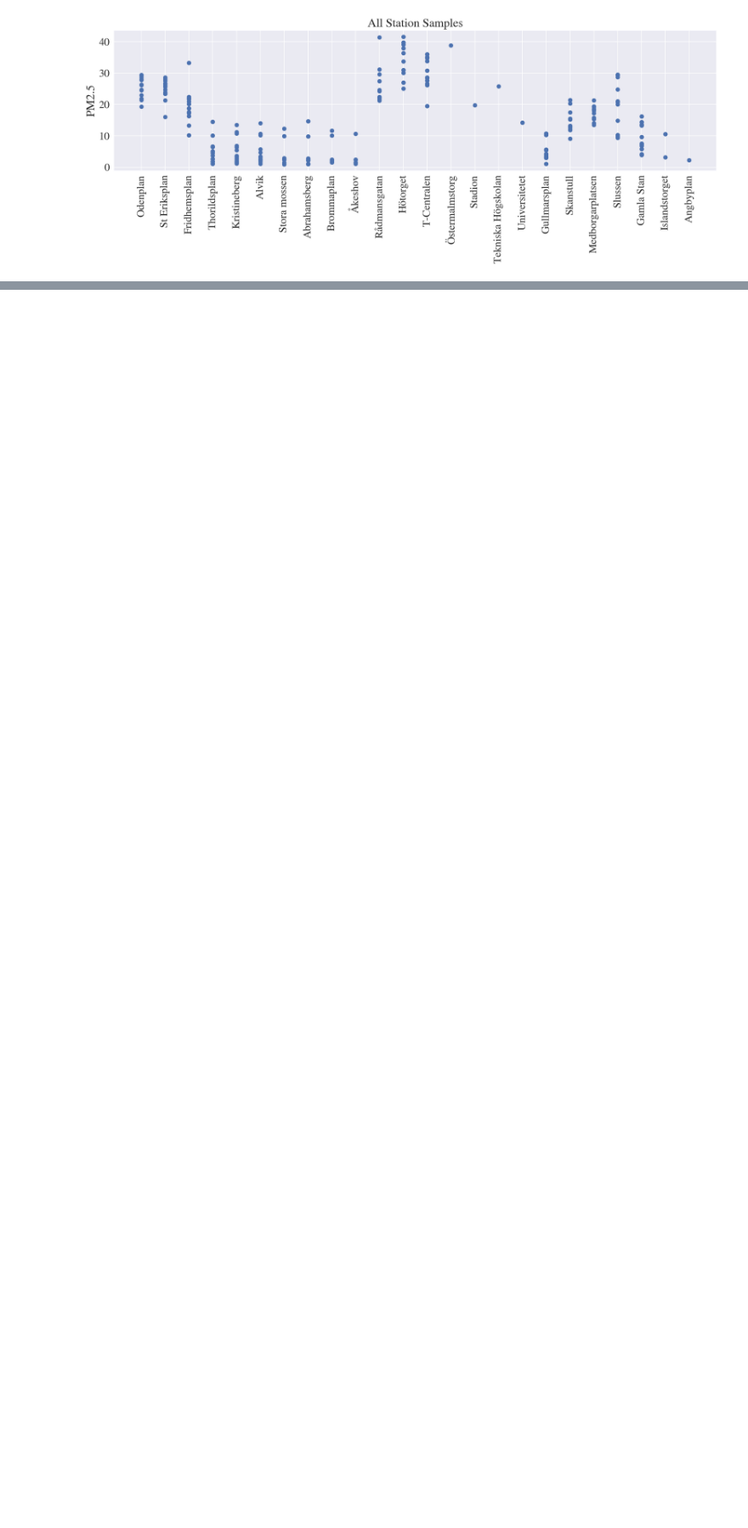
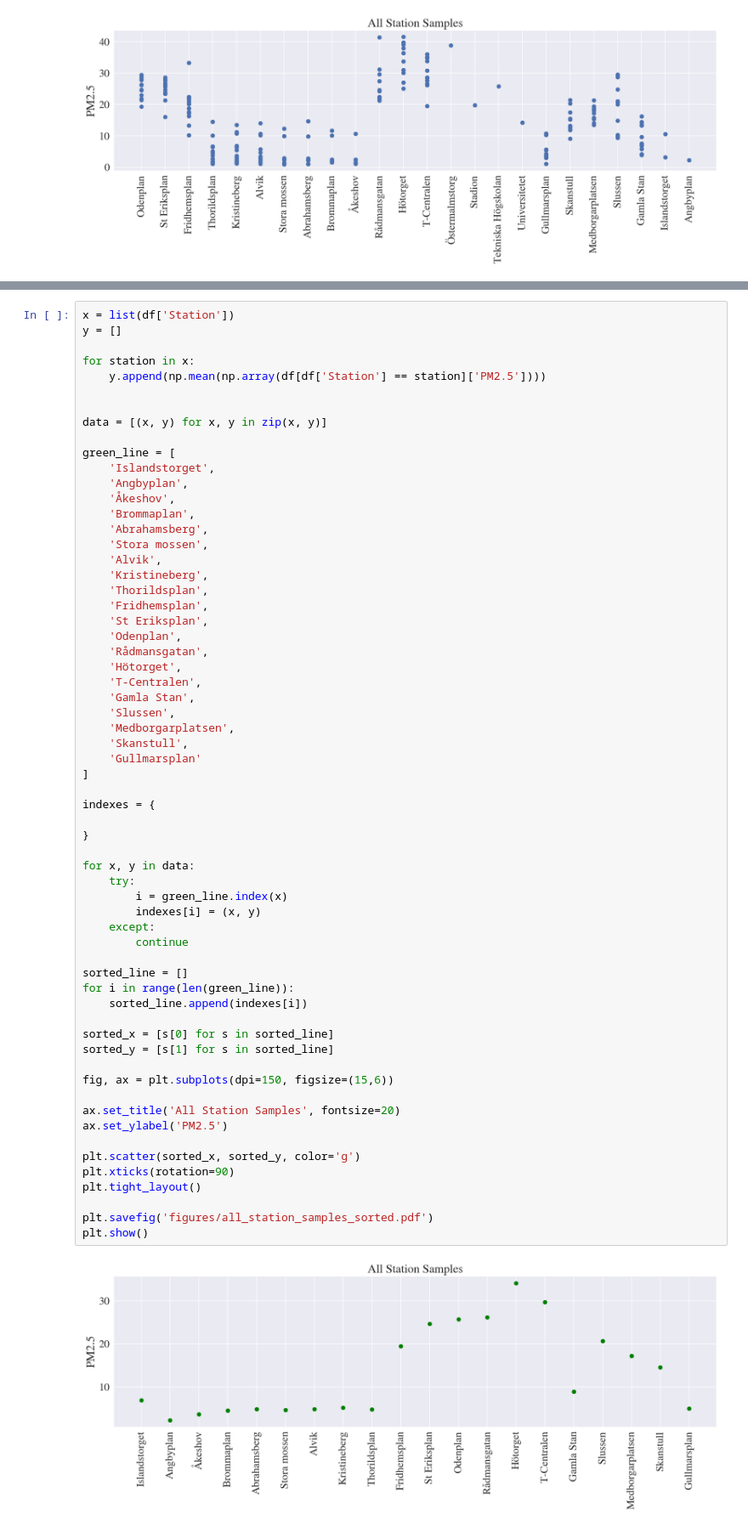
Before and after one commit to aliceheiman/air-pollution-stockholm-subway, a Jupyter notebook: algorithm1.ipynb, the cells around one changed output, grey strips where cells are left out. Shown at 85% size. Drawn from its saved outputs; the diff is of its cells as text; blank space fills up the shorter version.

Commit message:
green line graph

```diff
--- a/algorithm1.ipynb
+++ b/algorithm1.ipynb
@@ -188,0 +210,64 @@ plt.show()
+# %%
+x = list(df['Station'])
+y = []
+
+for station in x:
+    y.append(np.mean(np.array(df[df['Station'] == station]['PM2.5'])))
+
+
+data = [(x, y) for x, y in zip(x, y)]
+
+green_line = [
+    'Islandstorget',
+    'Angbyplan',
+    'Åkeshov',
+    'Brommaplan',
+    'Abrahamsberg',
+    'Stora mossen',
+    'Alvik',
+    'Kristineberg',
+    'Thorildsplan',
+    'Fridhemsplan',
+    'St Eriksplan',
+    'Odenplan',
+    'Rådmansgatan',
+    'Hötorget',
+    'T-Centralen',
+    'Gamla Stan',
+    'Slussen',
+    'Medborgarplatsen',
+    'Skanstull',
+    'Gullmarsplan'
+]
+
+indexes = {
+
+}
+
+for x, y in data:
+    try:
+        i = green_line.index(x)
+        indexes[i] = (x, y)
+    except:
+        continue
+
+sorted_line = []
+for i in range(len(green_line)):
+    sorted_line.append(indexes[i])
+
+sorted_x = [s[0] for s in sorted_line]
+sorted_y = [s[1] for s in sorted_line]
+
+fig, ax = plt.subplots(dpi=150, figsize=(15,6))
+
+ax.set_title('All Station Samples', fontsize=20)
+ax.set_ylabel('PM2.5')
+
+plt.scatter(sorted_x, sorted_y, color='g')
+plt.xticks(rotation=90)
+plt.tight_layout()
+
+plt.savefig('figures/all_station_samples_sorted.pdf')
+plt.show()
+# %% [output]
+[figure, added]
```
Also changed, not shown: parts of 3 cells of this notebook, 7 other files.
